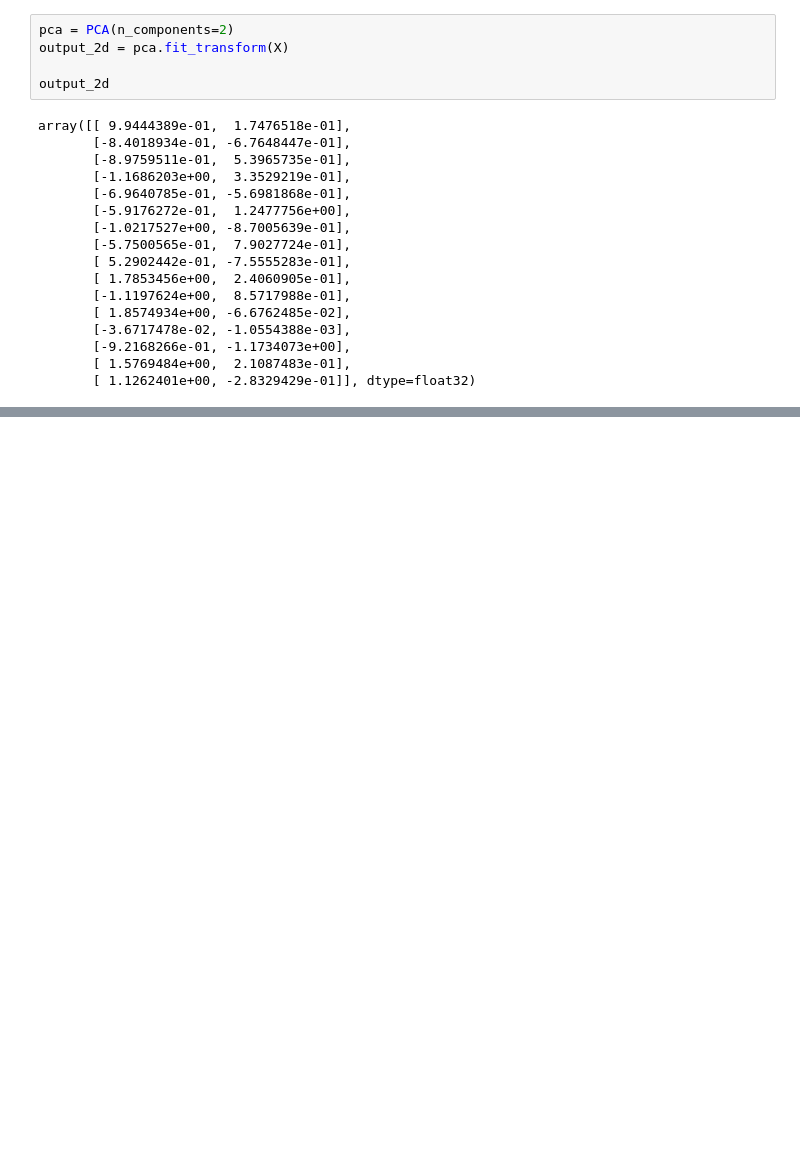
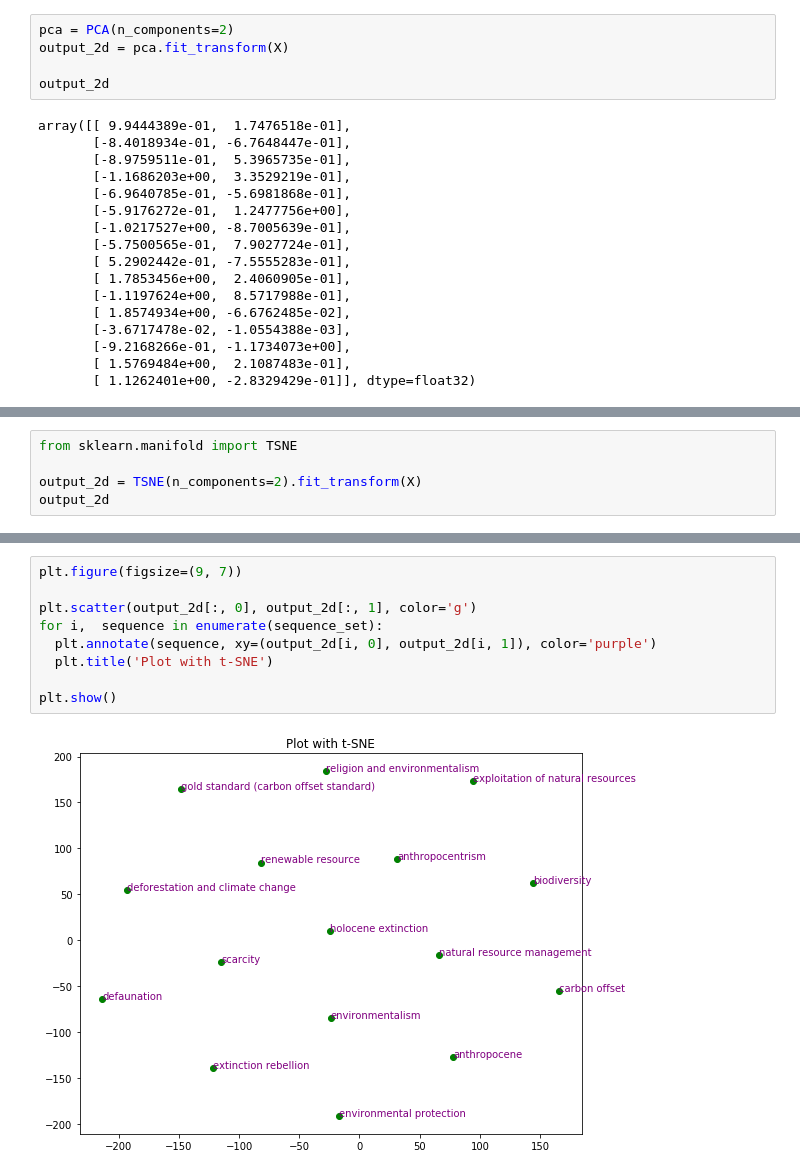
Before and after one commit to hanhanwu/Hanhan_COLAB_Experiemnts, a Jupyter notebook: Try_DeepWalk.ipynb, the cells around one changed output, grey strips where cells are left out. Drawn from its saved outputs; the diff is of its cells as text; blank space fills up the shorter version.

```diff
--- a/Try_DeepWalk.ipynb
+++ b/Try_DeepWalk.ipynb
@@ -252,0 +258,5 @@ plt.show()
+# %%
+from sklearn.manifold import TSNE
+
+output_2d = TSNE(n_components=2).fit_transform(X)
+output_2d
@@ -252,0 +280,11 @@ plt.show()
+# %%
+plt.figure(figsize=(9, 7))
+
+plt.scatter(output_2d[:, 0], output_2d[:, 1], color='g')
+for i,  sequence in enumerate(sequence_set):
+  plt.annotate(sequence, xy=(output_2d[i, 0], output_2d[i, 1]), color='purple')
+  plt.title('Plot with t-SNE')
+
+plt.show()
+# %% [output]
+[figure, added]
```
Also changed, not shown: parts of 3 cells of this notebook.
